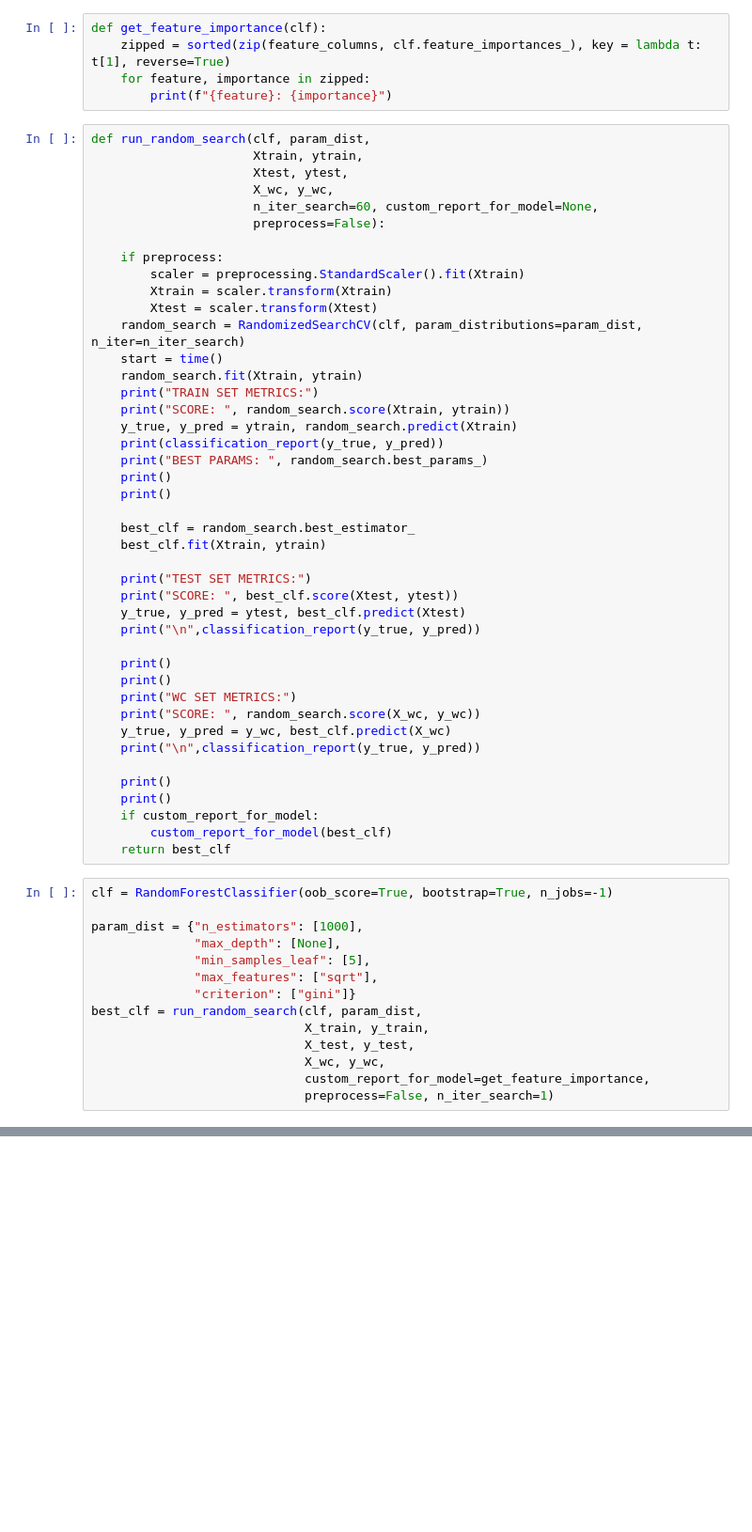
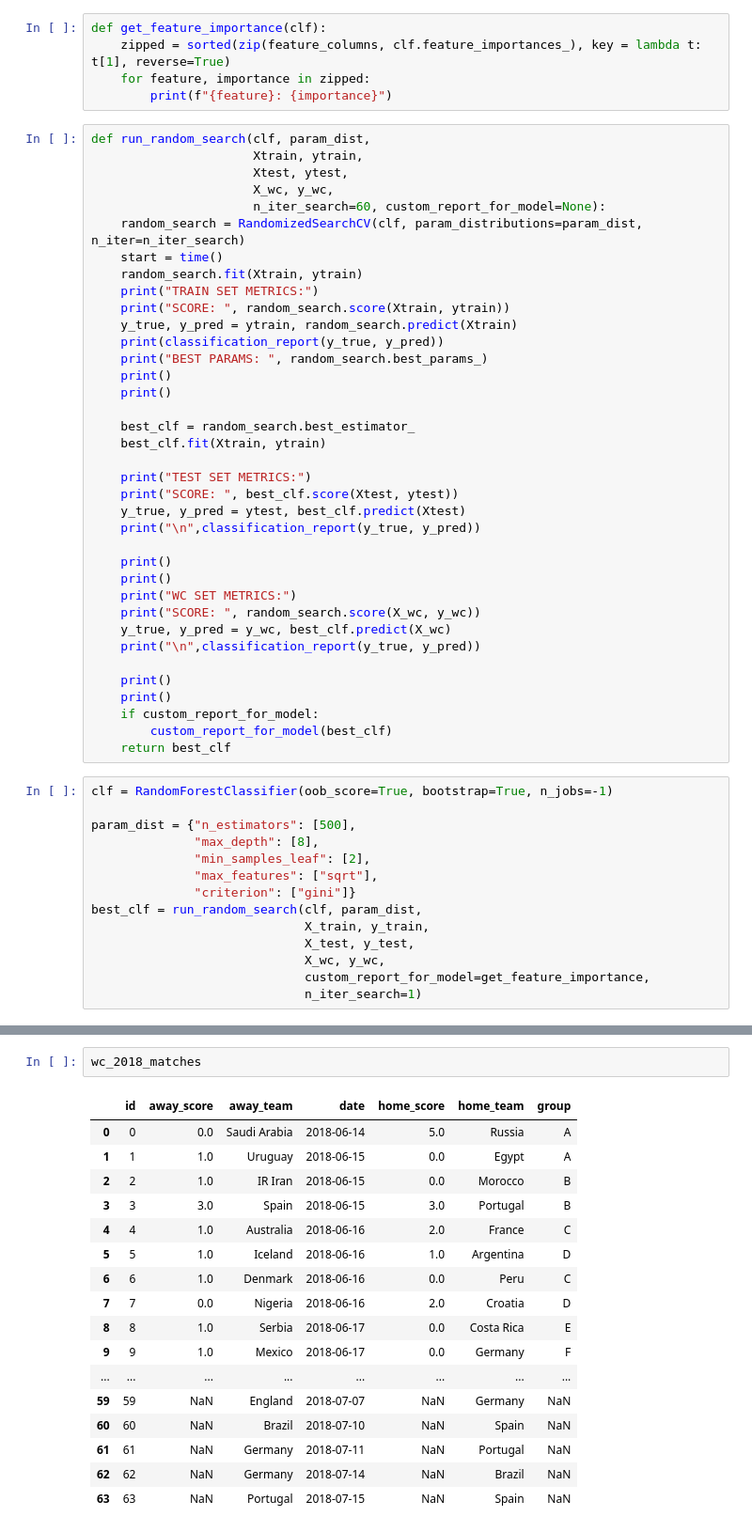
Before and after one commit to Villux/world_cup, a Jupyter notebook: world_cup_predictor.ipynb, the cells around one changed output, grey strips where cells are left out. Shown: that part at 94% size. Drawn from its saved outputs; the diff is of its cells as text; blank space fills up the shorter version.

```diff
--- a/world_cup_predictor.ipynb
+++ b/world_cup_predictor.ipynb
@@ -224,13 +255,7 @@ def run_random_search(clf, param_dist,
                       Xtrain, ytrain,
                       Xtest, ytest,
                       X_wc, y_wc,
-                      n_iter_search=60, custom_report_for_model=None,
-                      preprocess=False):
-
-    if preprocess:
-        scaler = preprocessing.StandardScaler().fit(Xtrain)
-        Xtrain = scaler.transform(Xtrain)
-        Xtest = scaler.transform(Xtest)
+                      n_iter_search=60, custom_report_for_model=None):
     random_search = RandomizedSearchCV(clf, param_distributions=param_dist, n_iter=n_iter_search)
     start = time()
     random_search.fit(Xtrain, ytrain)
@@ -265,9 +290,9 @@ def run_random_search(clf, param_dist,
 # %%
 clf = RandomForestClassifier(oob_score=True, bootstrap=True, n_jobs=-1)
 
-param_dist = {"n_estimators": [1000],
-              "max_depth": [None],
-              "min_samples_leaf": [5],
+param_dist = {"n_estimators": [500],
+              "max_depth": [8],
+              "min_samples_leaf": [2],
               "max_features": ["sqrt"],
               "criterion": ["gini"]}
 best_clf = run_random_search(clf, param_dist,
@@ -275,6 +300,6 @@ best_clf = run_random_search(clf, param_dist,
                              X_test, y_test,
                              X_wc, y_wc,
                              custom_report_for_model=get_feature_importance,
-                             preprocess=False, n_iter_search=1)
+                             n_iter_search=1)
 # %% [output]
 TRAIN SET METRICS:
@@ -318,0 +521,20 @@ print(wc_2018)
+# %%
+wc_2018_matches
+# %% [output]
+|  | id | away_score | away_team | date | home_score | home_team | group |
+| 0 | 0 | 0.0 | Saudi Arabia | 2018-06-14 | 5.0 | Russia | A |
+| 1 | 1 | 1.0 | Uruguay | 2018-06-15 | 0.0 | Egypt | A |
+| 2 | 2 | 1.0 | IR Iran | 2018-06-15 | 0.0 | Morocco | B |
+| 3 | 3 | 3.0 | Spain | 2018-06-15 | 3.0 | Portugal | B |
+| 4 | 4 | 1.0 | Australia | 2018-06-16 | 2.0 | France | C |
+| 5 | 5 | 1.0 | Iceland | 2018-06-16 | 1.0 | Argentina | D |
+| 6 | 6 | 1.0 | Denmark | 2018-06-16 | 0.0 | Peru | C |
+| 7 | 7 | 0.0 | Nigeria | 2018-06-16 | 2.0 | Croatia | D |
+| 8 | 8 | 1.0 | Serbia | 2018-06-17 | 0.0 | Costa Rica | E |
+| 9 | 9 | 1.0 | Mexico | 2018-06-17 | 0.0 | Germany | F |
+| ... | ... | ... | ... | ... | ... | ... | ... |
+| 59 | 59 | NaN | England | 2018-07-07 | NaN | Germany | NaN |
+| 60 | 60 | NaN | Brazil | 2018-07-10 | NaN | Spain | NaN |
+| 61 | 61 | NaN | Germany | 2018-07-11 | NaN | Portugal | NaN |
+| 62 | 62 | NaN | Germany | 2018-07-14 | NaN | Brazil | NaN |
+| 63 | 63 | NaN | Portugal | 2018-07-15 | NaN | Spain | NaN |
```
Also changed, not shown: parts of 16 cells of this notebook.
